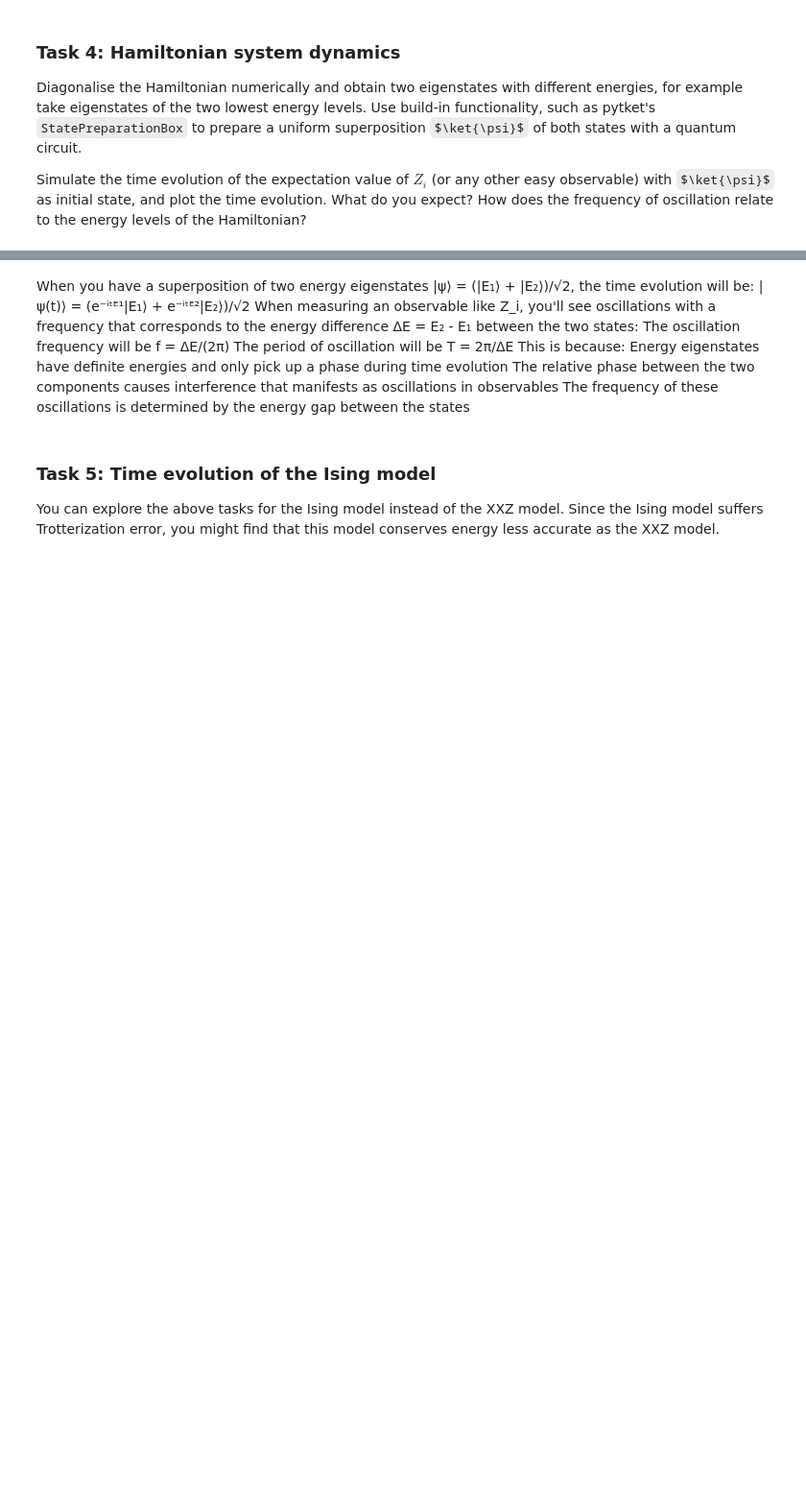
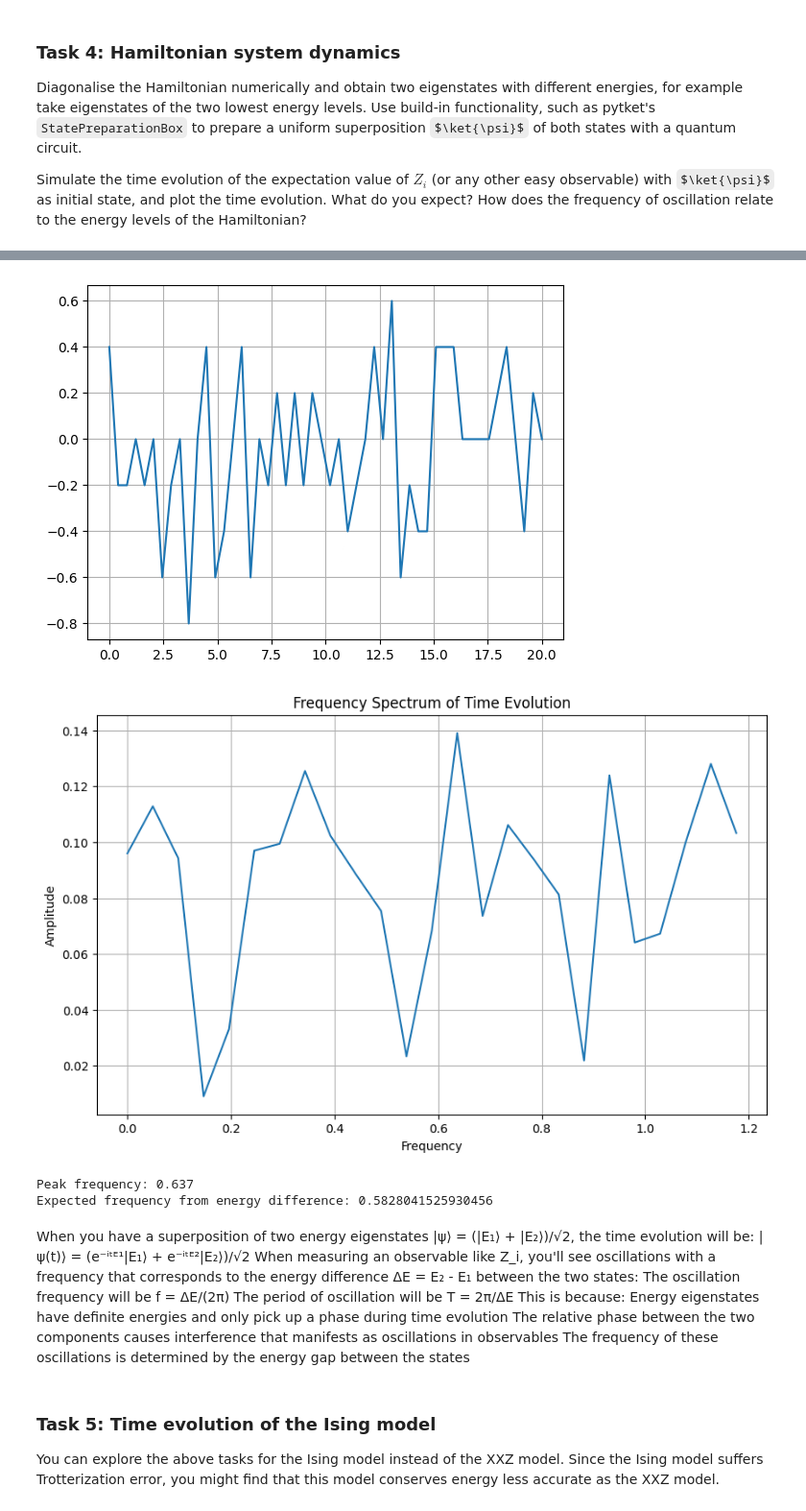
Before and after one commit to Rohan-T144/2025-Quantinuum, a Jupyter notebook: notebooks/hamiltonian_simulation.ipynb, the cells around one changed output, grey strips where cells are left out. Shown at 96% size. Drawn from its saved outputs; the diff is of its cells as text; code cells hidden in the pictures; some formulas as TeX source; blank space fills up the shorter version.

```diff
--- a/notebooks/hamiltonian_simulation.ipynb
+++ b/notebooks/hamiltonian_simulation.ipynb
@@ -632,0 +567,8 @@ Expected frequency from energy difference: 4.523455546970335e-15
+# %%
+circuit = Circuit(n_qubits)
+state_prep_box = StatePreparationBox(superposition_state)
+circuit.add_state_preparation_box(state_prep_box, list(range(n_qubits)))
+
+times = np.linspace(0, 20, 50)
+observable = QubitPauliOperator({QubitPauliString([Qubit(0)], [Pauli.X]) : 1.0})
+exp_energy = xxz_simulator.get_energy_time_evolution(times, observable, n_shots=10)
@@ -633,3 +593,31 @@ Expected frequency from energy difference: 4.523455546970335e-15
+# %%
+plt.plot(times, exp_energy)
+plt.grid(True)
+plt.show()
+
+from scipy.fft import fft, fftfreq
+
+N = len(times)
+yf = fft(exp_energy)
+xf = fftfreq(N, times[1] - times[0])
+
+plt.figure(figsize=(10, 6))
+plt.plot(xf[:N//2], 2.0/N * np.abs(yf[:N//2]))
+plt.xlabel('Frequency')
+plt.ylabel('Amplitude')
+plt.title('Frequency Spectrum of Time Evolution')
+plt.grid(True)
+plt.show()
+
+# Find the peak frequency
+peak_freq = xf[np.argmax(np.abs(yf[:N//2]))]
+print(f"Peak frequency: {peak_freq}")
+print(f"Expected frequency from energy difference: {energy_difference / (2*np.pi)}")
+# %% [output]
+[figure, added]
+[figure, added]
+Peak frequency: 0.637
+Expected frequency from energy difference: 0.5828041525930456
 # %% [markdown]
 When you have a superposition of two energy eigenstates |ψ⟩ = (|E₁⟩ + |E₂⟩)/√2, the time evolution will be:
 |ψ(t)⟩ = (e⁻ⁱᵗᴱ¹|E₁⟩ + e⁻ⁱᵗᴱ²|E₂⟩)/√2
```
Also changed, not shown: parts of 20 cells of this notebook.
